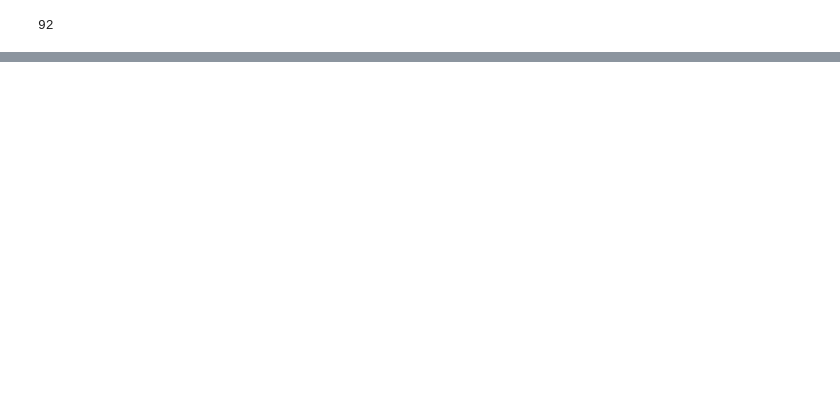
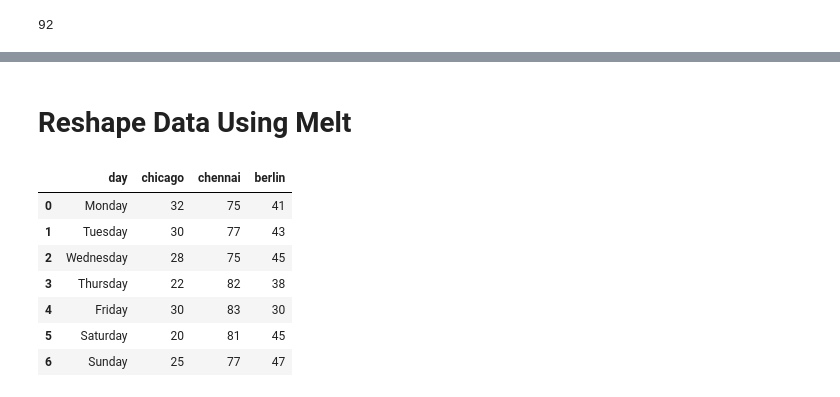
Before and after one commit to romannjoroge/DataScienceStar, a Jupyter notebook: pandas.ipynb, the cells around one changed output, grey strips where cells are left out. Cells and saved outputs as stored; diff of their text form; code cells hidden in the pictures; blank space fills up the shorter version.

```diff
--- a/pandas.ipynb
+++ b/pandas.ipynb
@@ -437,0 +584,19 @@ g.max().loc['mumbai', 'temperature']
+# %% [markdown]
+<h1>Reshape Data Using Melt</h1>
+# %%
+weather_df = pd.DataFrame({
+    'day': ['Monday', 'Tuesday', 'Wednesday', 'Thursday', 'Friday', 'Saturday', 'Sunday'],
+    'chicago': [32, 30, 28, 22, 30, 20, 25],
+    'chennai': [75, 77, 75, 82, 83, 81, 77],
+    'berlin': [41, 43, 45, 38, 30, 45, 47]
+})
+weather_df
+# %% [output]
+|  | day | chicago | chennai | berlin |
+| 0 | Monday | 32 | 75 | 41 |
+| 1 | Tuesday | 30 | 77 | 43 |
+| 2 | Wednesday | 28 | 75 | 45 |
+| 3 | Thursday | 22 | 82 | 38 |
+| 4 | Friday | 30 | 83 | 30 |
+| 5 | Saturday | 20 | 81 | 45 |
+| 6 | Sunday | 25 | 77 | 47 |
```
Also changed, not shown: parts of 16 cells of this notebook.
